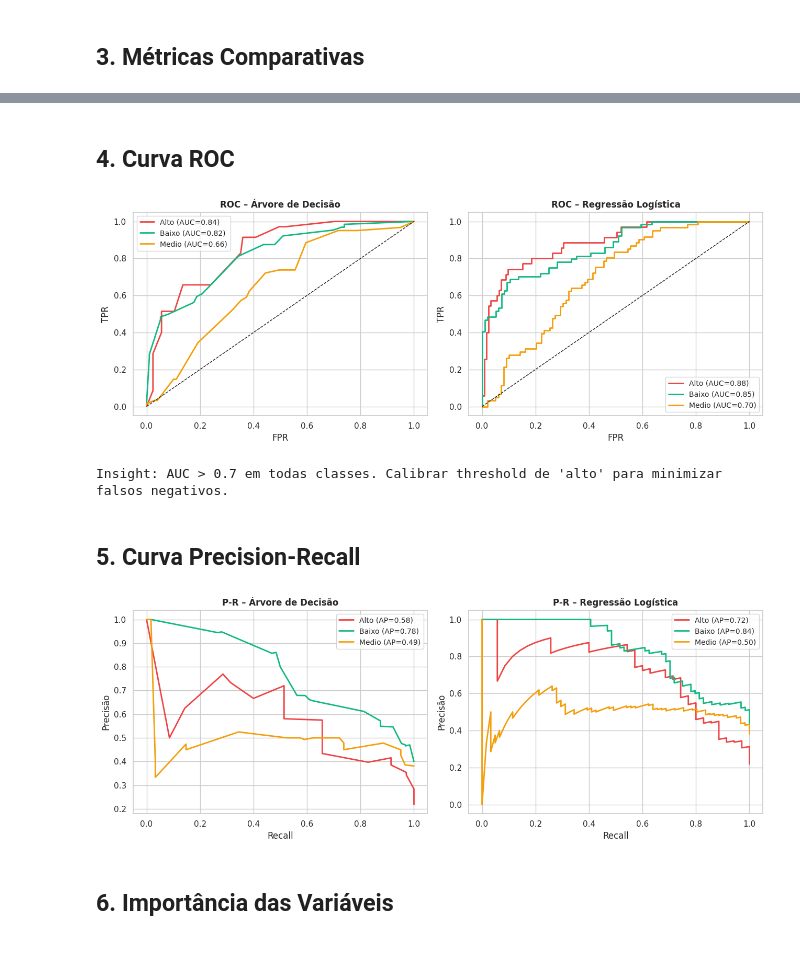
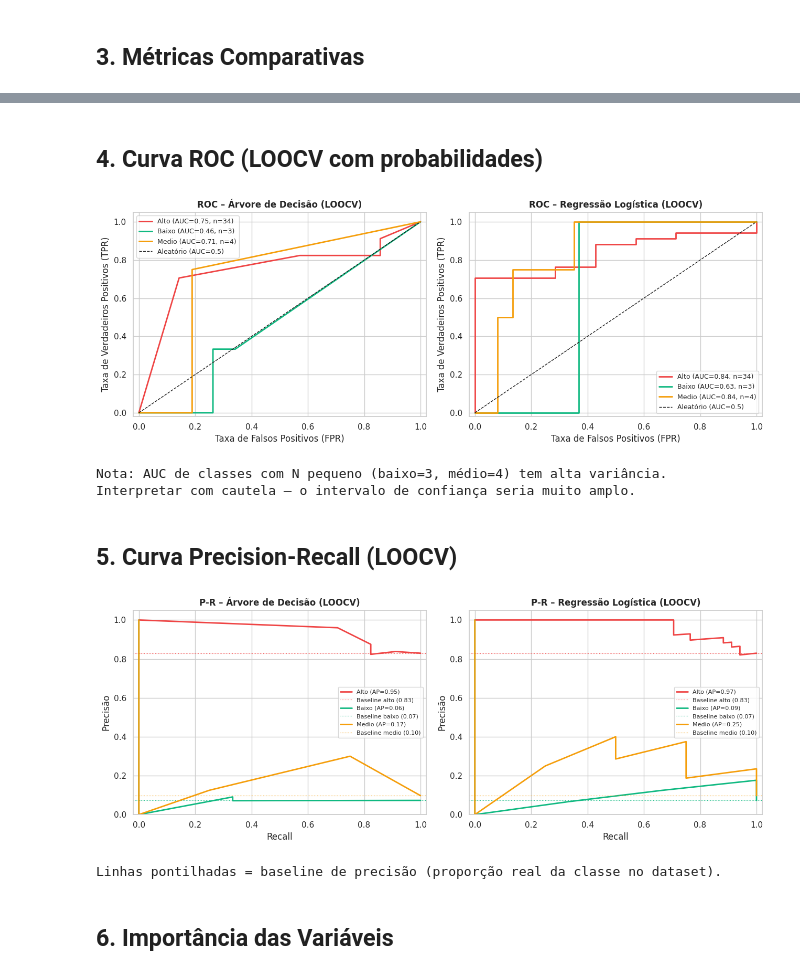
Before and after one commit to Carlosesposito22/projetos5-SIMA, a Jupyter notebook: ml/notebooks/CC5_Classificadores_SIMA.ipynb, the cells around one changed output, grey strips where cells are left out. Saved outputs shown, nothing was run; the diff lists cells and outputs as text; code cells hidden in the pictures.

```diff
--- a/ml/notebooks/CC5_Classificadores_SIMA.ipynb
+++ b/ml/notebooks/CC5_Classificadores_SIMA.ipynb
@@ -114,10 +128,19 @@ weighted avg       0.69      0.67      0.67       160
 # %%
 fig, axes = plt.subplots(1, 2, figsize=(13, 5))
 for ax, preds, titulo in zip(axes, [y_pred_dt, y_pred_lr],
-                              ['Árvore de Decisão','Regressão Logística']):
-    ConfusionMatrixDisplay(confusion_matrix(y_test, preds),
-                           display_labels=le_nivel.classes_).plot(ax=ax, colorbar=False, cmap='Blues')
+                              ['Árvore de Decisão (LOOCV)','Regressão Logística (LOOCV)']):
+    cm = confusion_matrix(y, preds)
+    cm_disp = ConfusionMatrixDisplay(cm, display_labels=le_nivel.classes_)
+    cm_disp.plot(ax=ax, colorbar=False, cmap='Blues')
+    # % por linha
+    cm_norm = cm.astype(float)
+    row_sums = cm.sum(axis=1, keepdims=True)
+    cm_norm = np.divide(cm, row_sums, where=row_sums!=0) * 100
+    for i in range(cm.shape[0]):
+        for j in range(cm.shape[1]):
+            ax.text(j, i+0.35, f'({cm_norm[i,j]:.0f}%)',
+                    ha='center', va='center', fontsize=8, color='gray')
     ax.set_title(titulo, fontsize=12, fontweight='bold')
-plt.tight_layout(); plt.savefig('cc5_confusao.png', dpi=120, bbox_inches='tight'); plt.show()
-print('Insight: Erros concentrados na fronteira baixo↔médio — distinção subjetiva.')
+
+plt.tight_layout(); plt.show()
 # %% [output]
@@ -152,34 +213,59 @@ Regressão Logística    0.6688            0.6909          0.6546      0.6659
 # %% [markdown]
-## 4. Curva ROC
+## 4. Curva ROC (LOOCV com probabilidades)
 # %%
-y_bin = label_binarize(y_test, classes=[0,1,2])
+# LOOCV com probabilidades
+y_score_dt = cross_val_predict(dt, X, y, cv=loo, method='predict_proba')
+y_score_lr = cross_val_predict(lr, X, y, cv=loo, method='predict_proba')
+
+n_classes = len(le_nivel.classes_)
+y_bin = label_binarize(y, classes=list(range(n_classes)))
+CORES_ROC = ['#ef4444','#10b981','#f59e0b']
+
 fig, axes = plt.subplots(1, 2, figsize=(13, 5))
-for ax, model, titulo in zip(axes, [dt, lr], ['ROC – Árvore de Decisão','ROC – Regressão Logística']):
-    y_score = model.predict_proba(X_test)
+for ax, y_score, titulo in zip(axes, [y_score_dt, y_score_lr],
+                                ['ROC – Árvore de Decisão (LOOCV)',
+                                 'ROC – Regressão Logística (LOOCV)']):
     for i, (nome, cor) in enumerate(zip(le_nivel.classes_, CORES_ROC)):
         fpr, tpr, _ = roc_curve(y_bin[:, i], y_score[:, i])
-        ax.plot(fpr, tpr, color=cor, linewidth=2, label=f'{nome.capitalize()} (AUC={auc(fpr,tpr):.2f})')
-    ax.plot([0,1],[0,1],'k--', linewidth=1)
+        roc_auc = auc(fpr, tpr)
+        ax.plot(fpr, tpr, color=cor, linewidth=2,
+                label=f'{nome.capitalize()} (AUC={roc_auc:.2f}, n={int(y_bin[:,i].sum())})')
+    ax.plot([0,1],[0,1],'k--', linewidth=1, label='Aleatório (AUC=0.5)')
     ax.set_title(titulo, fontsize=12, fontweight='bold')
-    ax.set_xlabel('FPR'); ax.set_ylabel('TPR'); ax.legend(fontsize=10)
-plt.tight_layout(); plt.savefig('cc5_roc.png', dpi=120, bbox_inches='tight'); plt.show()
-print("Insight: AUC > 0.7 em todas classes. Calibrar threshold de 'alto' para minimizar falsos negativos.")
+    ax.set_xlabel('Taxa de Falsos Positivos (FPR)')
+    ax.set_ylabel('Taxa de Verdadeiros Positivos (TPR)')
+    ax.legend(fontsize=9); ax.set_xlim(-0.02,1.02); ax.set_ylim(-0.02,1.05)
+
+plt.tight_layout(); plt.show()
+print("Nota: AUC de classes com N pequeno (baixo=3, médio=4) tem alta variância.")
+print("Interpretar com cautela — o intervalo de confiança seria muito amplo.")
 # %% [output]
-[figure, old version]
+[figure, new version]
-Insight: AUC > 0.7 em todas classes. Calibrar threshold de 'alto' para minimizar falsos negativos.
+Nota: AUC de classes com N pequeno (baixo=3, médio=4) tem alta variância.
+Interpretar com cautela — o intervalo de confiança seria muito amplo.
 # %% [markdown]
-## 5. Curva Precision-Recall
+## 5. Curva Precision-Recall (LOOCV)
 # %%
 fig, axes = plt.subplots(1, 2, figsize=(13, 5))
-for ax, model, titulo in zip(axes, [dt, lr], ['P-R – Árvore de Decisão','P-R – Regressão Logística']):
-    y_score = model.predict_proba(X_test)
+for ax, y_score, titulo in zip(axes, [y_score_dt, y_score_lr],
+                                ['P-R – Árvore de Decisão (LOOCV)',
+                                 'P-R – Regressão Logística (LOOCV)']):
     for i, (nome, cor) in enumerate(zip(le_nivel.classes_, CORES_ROC)):
         prec, rec, _ = precision_recall_curve(y_bin[:, i], y_score[:, i])
-        ax.plot(rec, prec, color=cor, linewidth=2, label=f'{nome.capitalize()} (AP={auc(rec,prec):.2f})')
+        ap = auc(rec, prec)
+        baseline = y_bin[:, i].mean()
+        ax.plot(rec, prec, color=cor, linewidth=2,
+                label=f'{nome.capitalize()} (AP={ap:.2f})')
+        ax.axhline(baseline, color=cor, linewidth=0.8, linestyle=':',
+                   label=f'Baseline {nome} ({baseline:.2f})')
     ax.set_title(titulo, fontsize=12, fontweight='bold')
-    ax.set_xlabel('Recall'); ax.set_ylabel('Precisão'); ax.legend(fontsize=10)
-plt.tight_layout(); plt.savefig('cc5_pr.png', dpi=120, bbox_inches='tight'); plt.show()
+    ax.set_xlabel('Recall'); ax.set_ylabel('Precisão')
+    ax.legend(fontsize=8); ax.set_xlim(-0.02,1.02); ax.set_ylim(0,1.05)
+
+plt.tight_layout(); plt.show()
+print("Linhas pontilhadas = baseline de precisão (proporção real da classe no dataset).")
 # %% [output]
-[figure, old version]
+[figure, new version]
+Linhas pontilhadas = baseline de precisão (proporção real da classe no dataset).
 # %% [markdown]
 ## 6. Importância das Variáveis
```
Also changed, not shown: parts of 19 cells of this notebook, 2 other files.
